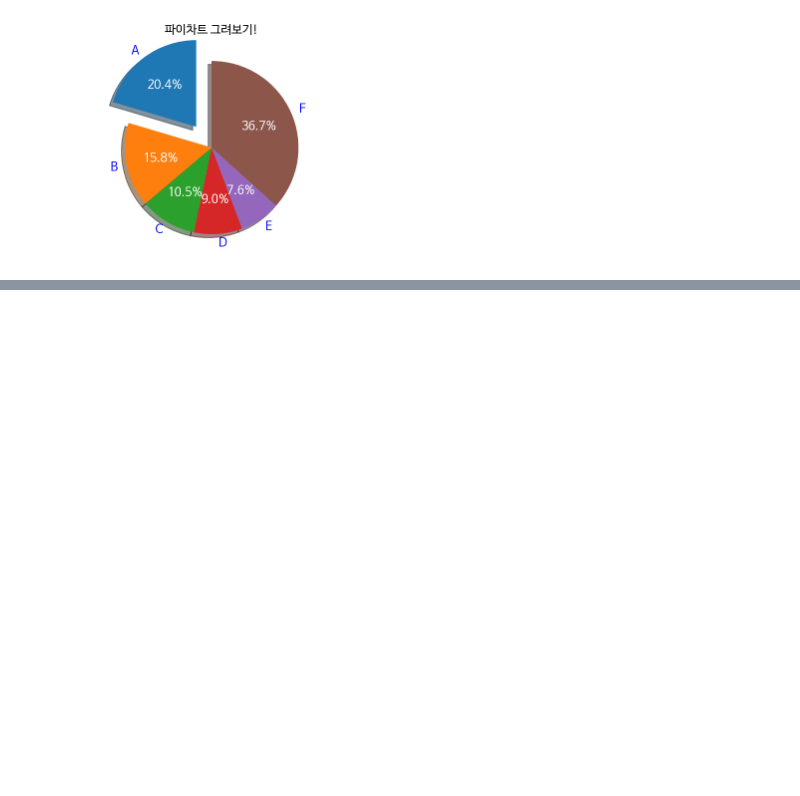
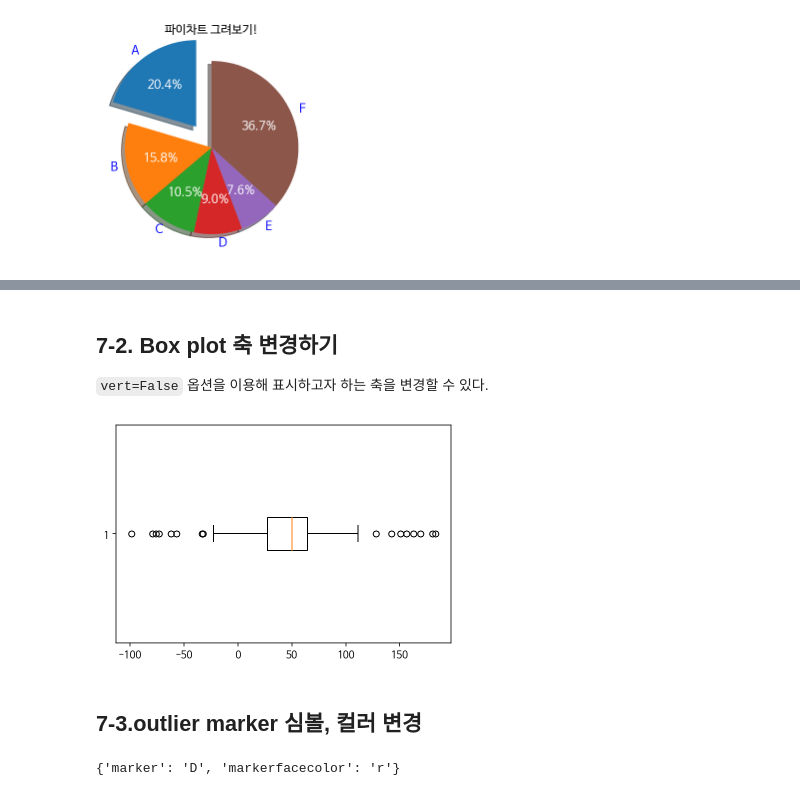
Before and after one commit to GNuSeekK/ICTCOG, a Jupyter notebook: 2_18_[matplotlib]_scatterplot,_3d,_imshow.ipynb, the cells around one changed output, grey strips where cells are left out. Cells and saved outputs as stored; diff of their text form; code cells hidden in the pictures; blank space fills up the shorter version.

```diff
--- a/2_18_[matplotlib]_scatterplot,_3d,_imshow.ipynb
+++ b/2_18_[matplotlib]_scatterplot,_3d,_imshow.ipynb
@@ -361,0 +391,16 @@ plt.show()
+# %% [markdown]
+## 7-2. Box plot 축 변경하기
+`vert=False` 옵션을 이용해 표시하고자 하는 축을 변경할 수 있다.
+# %%
+plt.boxplot(data, vert=False)
+plt.show()
+# %% [output]
+[figure, added]
+# %% [markdown]
+## 7-3.outlier marker 심볼, 컬러 변경
+# %%
+# 옵션용 dict 생성
+outlier_marker = dict(markerfacecolor='r', marker='D')
+outlier_marker
+# %% [output]
+{'marker': 'D', 'markerfacecolor': 'r'}
```
Also changed, not shown: parts of 34 cells of this notebook.
